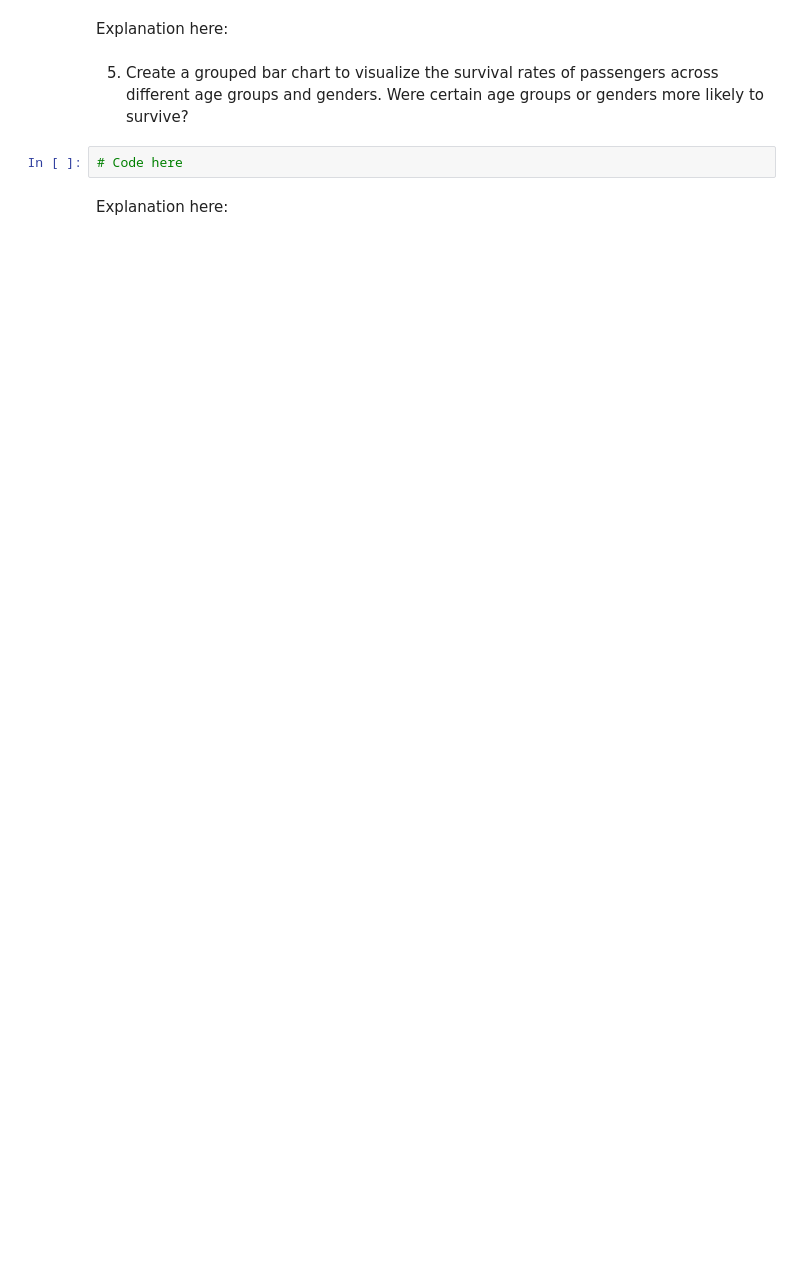
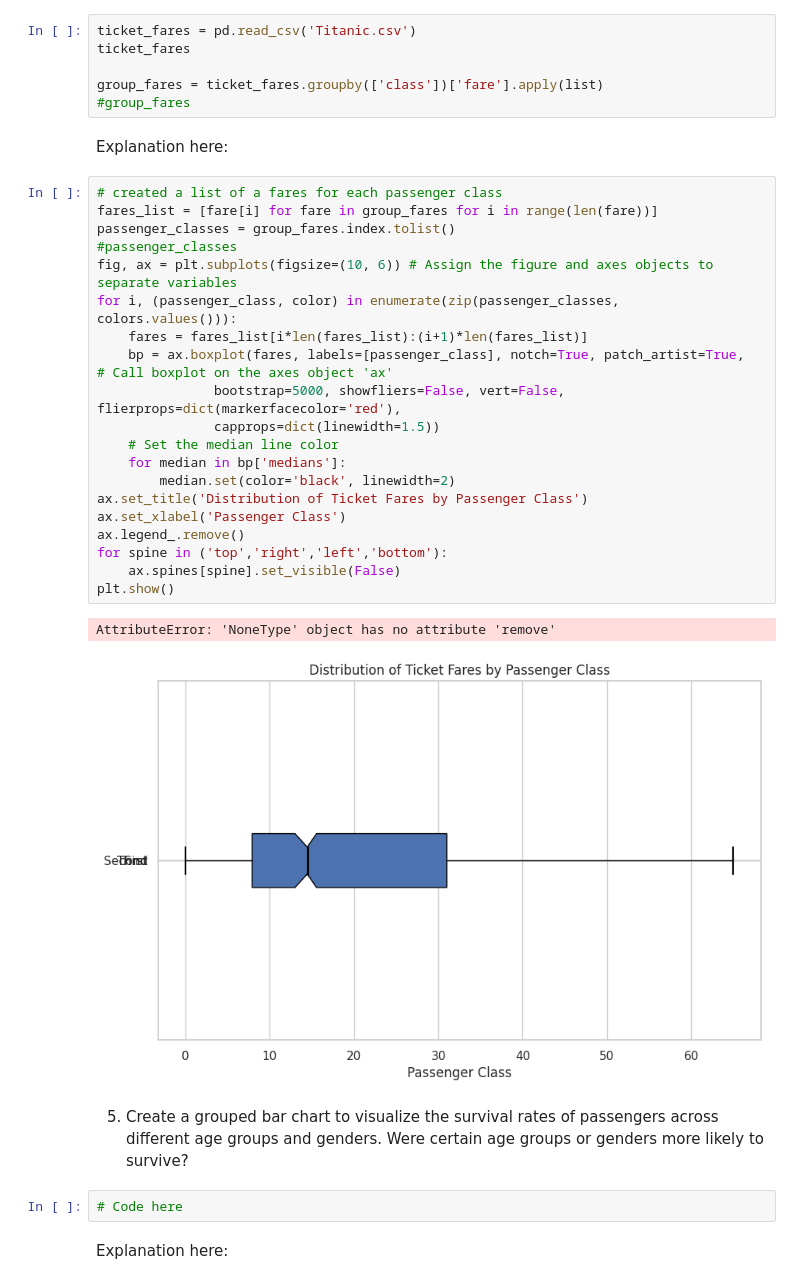
Before and after one commit to AvRob0/Avrob0.github.io, a Jupyter notebook: Week_4_Assignment_4_1.ipynb, the cells around one changed output. Cells and saved outputs as stored; diff of their text form; blank space fills up the shorter version.

```diff
--- a/Week_4_Assignment_4_1.ipynb
+++ b/Week_4_Assignment_4_1.ipynb
@@ -147,5 +146,34 @@ Explanation here:
+# %%
+ticket_fares = pd.read_csv('Titanic.csv')
+ticket_fares
+
+group_fares = ticket_fares.groupby(['class'])['fare'].apply(list)
+#group_fares
 # %% [markdown]
 Explanation here:
+# %%
+# created a list of a fares for each passenger class
+fares_list = [fare[i] for fare in group_fares for i in range(len(fare))]
+passenger_classes = group_fares.index.tolist()
+#passenger_classes
+fig, ax = plt.subplots(figsize=(10, 6)) # Assign the figure and axes objects to separate variables
+for i, (passenger_class, color) in enumerate(zip(passenger_classes, colors.values())):
+    fares = fares_list[i*len(fares_list):(i+1)*len(fares_list)]
+    bp = ax.boxplot(fares, labels=[passenger_class], notch=True, patch_artist=True,  # Call boxplot on the axes object 'ax'
+               bootstrap=5000, showfliers=False, vert=False, flierprops=dict(markerfacecolor='red'),
+               capprops=dict(linewidth=1.5))
+    # Set the median line color
+    for median in bp['medians']:
+        median.set(color='black', linewidth=2)
+ax.set_title('Distribution of Ticket Fares by Passenger Class')
+ax.set_xlabel('Passenger Class')
+ax.legend_.remove()
+for spine in ('top','right','left','bottom'):
+    ax.spines[spine].set_visible(False)
+plt.show()
+# %% [output]
+AttributeError: 'NoneType' object has no attribute 'remove'
+[figure, added]
 # %% [markdown]
 5. Create a grouped bar chart to visualize the survival rates of passengers across different age groups and genders. Were certain age groups or genders more likely to survive?
 # %%
```
Also changed, not shown: parts of 2 cells of this notebook.
